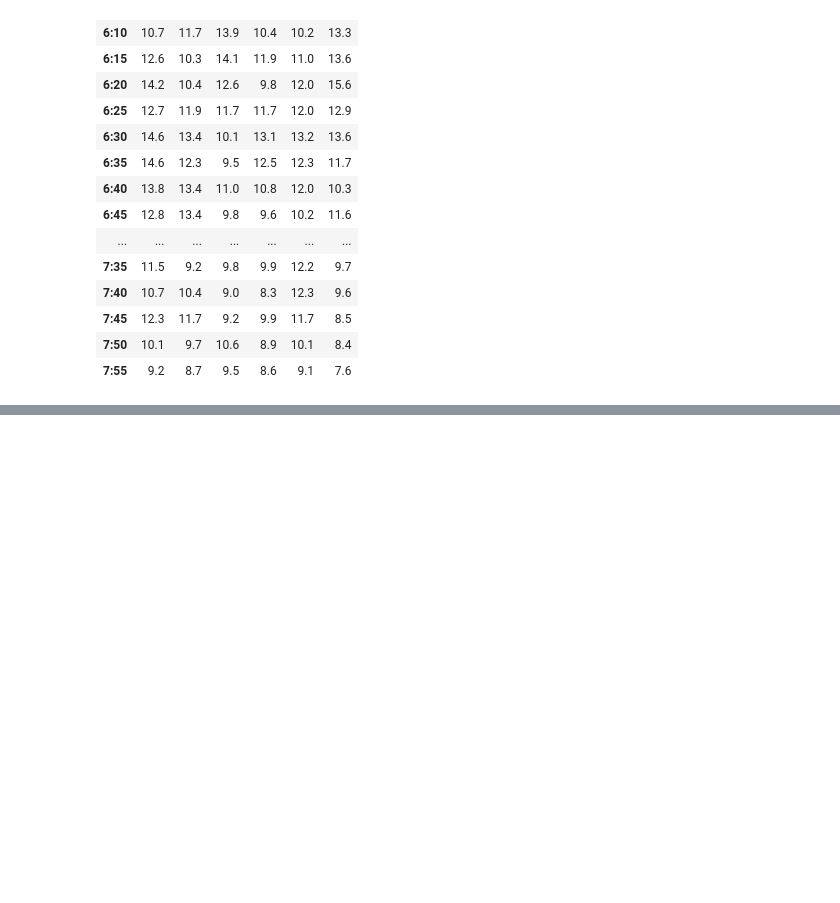
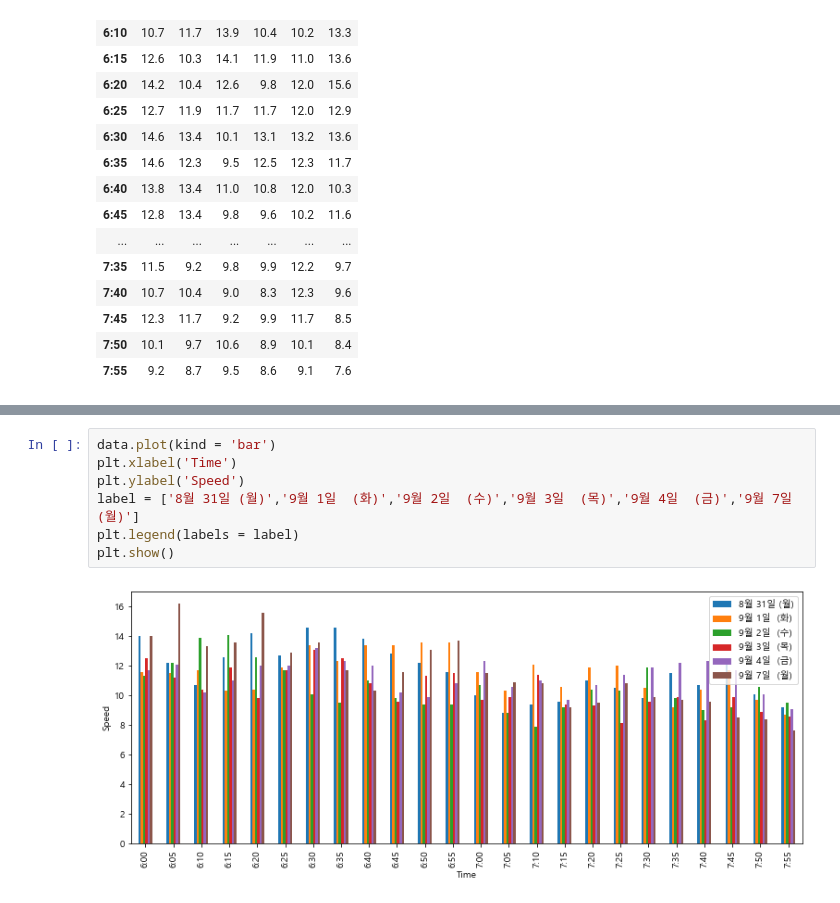
Before and after one commit to dain1403/map-navi-project, a Jupyter notebook: 도마교네거리→원미네거리 도로소통 정보 데이터 예시.ipynb, the cells around one changed output, grey strips where cells are left out. Saved outputs shown, nothing was run; the diff lists cells and outputs as text; blank space fills up the shorter version.

```diff
--- a/도마교네거리→원미네거리 도로소통 정보 데이터 예시.ipynb
+++ b/도마교네거리→원미네거리 도로소통 정보 데이터 예시.ipynb
@@ -124,0 +162,9 @@ data
+# %%
+data.plot(kind = 'bar')
+plt.xlabel('Time')
+plt.ylabel('Speed')
+label = ['8월 31일 (월)','9월 1일  (화)','9월 2일  (수)','9월 3일  (목)','9월 4일  (금)','9월 7일  (월)']
+plt.legend(labels = label)
+plt.show()
+# %% [output]
+[figure, added]
```
Also changed, not shown: parts of 6 cells of this notebook.
